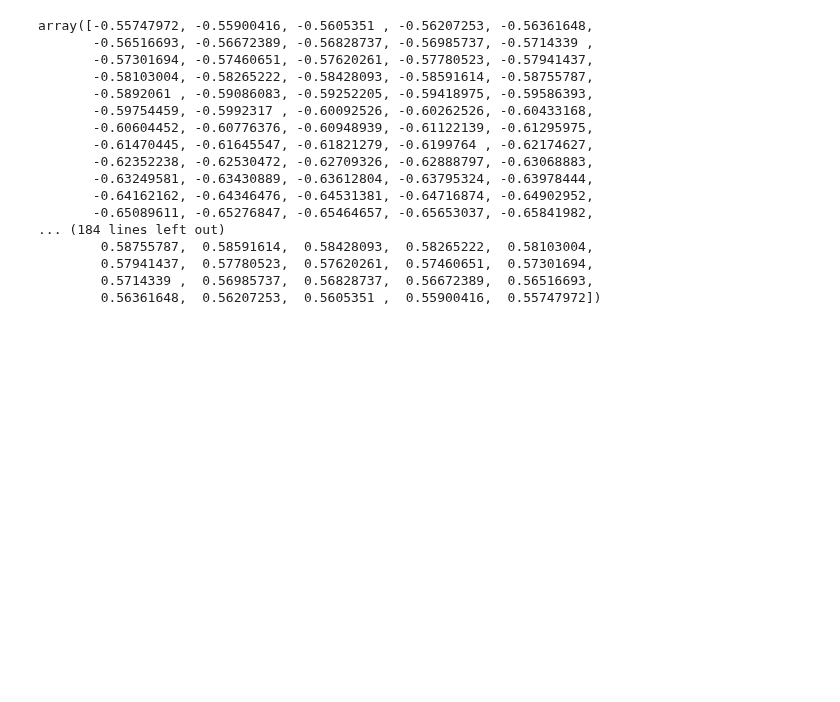
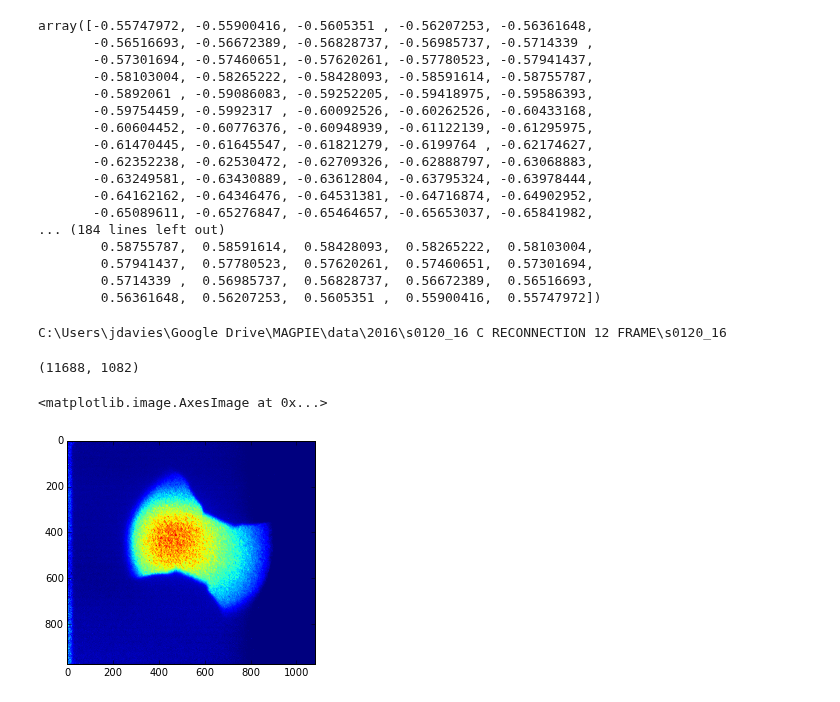
Before and after one commit to jdhare/magpie-analysis, a Jupyter notebook: Untitled1.ipynb, the cells around one changed output. Cells and saved outputs as stored; diff of their text form; code cells hidden in the pictures; blank space fills up the shorter version.

Commit message:
Bdot analysis and 12 frame plasmoid tracker mostly.

```diff
--- a/Untitled1.ipynb
+++ b/Untitled1.ipynb
@@ -49,0 +53,24 @@ array([-0.55747972, -0.55900416, -0.5605351 , -0.56207253, -0.56361648,
+# %%
+cd "C:\Users\jdavies\Google Drive\MAGPIE\data\2016\s0120_16 C RECONNECTION 12 FRAME\s0120_16"
+# %% [output]
+C:\Users\jdavies\Google Drive\MAGPIE\data\2016\s0120_16 C RECONNECTION 12 FRAME\s0120_16
+# %%
+import numpy as np
+import matplotlib.pyplot as plt
+
+bk_im=plt.imread("s0120_16 Backgrounds.tif") #read background image
+bk_im=np.asarray(bk_im,dtype=float)
+# %%
+bk_im.shape
+# %% [output]
+(11688, 1082)
+# %%
+bks=[]
+for i in range(12):
+    bks.append(bk_im[i*974:(i+1)*974,:])
+# %%
+%matplotlib inline
+plt.imshow(bks[1])
+# %% [output]
+<matplotlib.image.AxesImage at 0x...>
+[figure, added]
```
Also changed, not shown: parts of 2 cells of this notebook, 7 other files.
